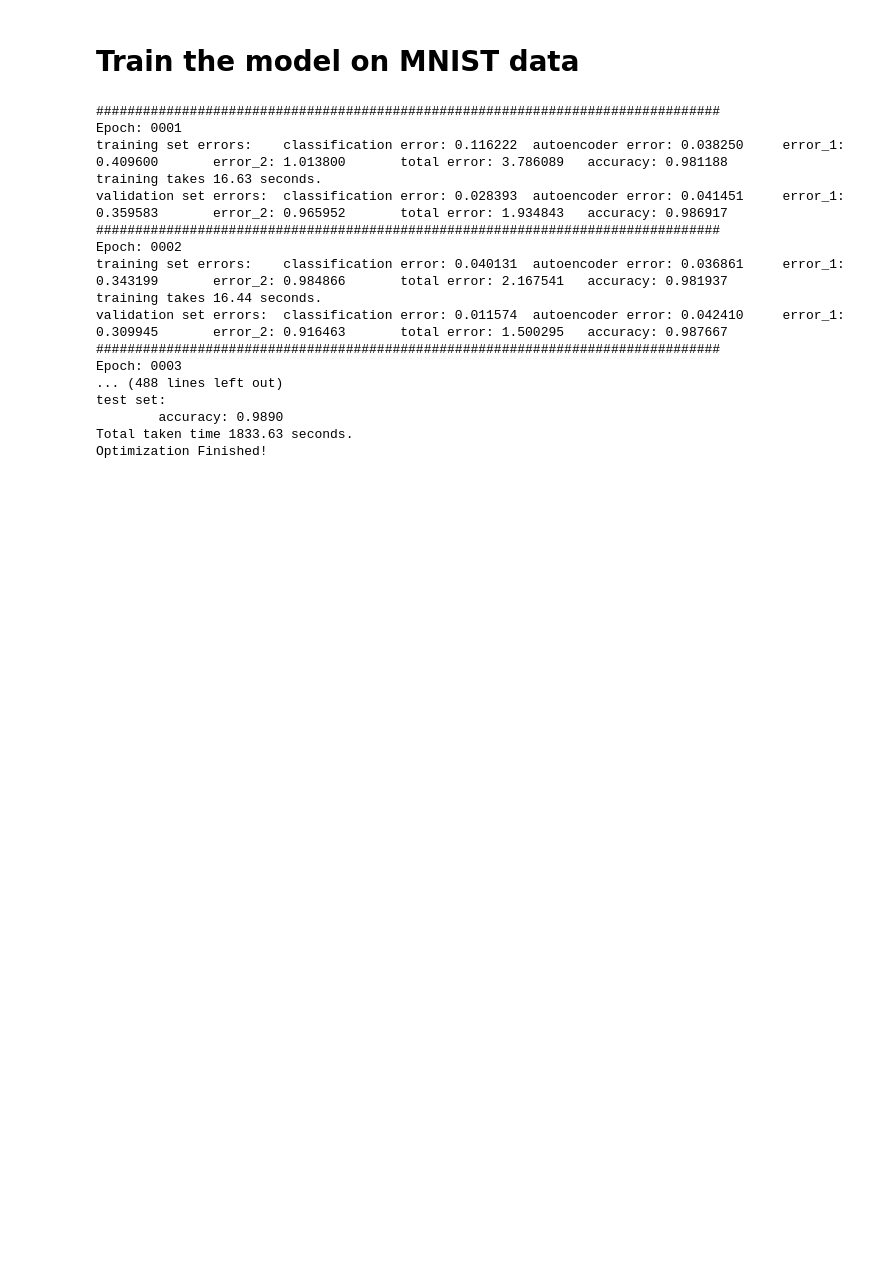
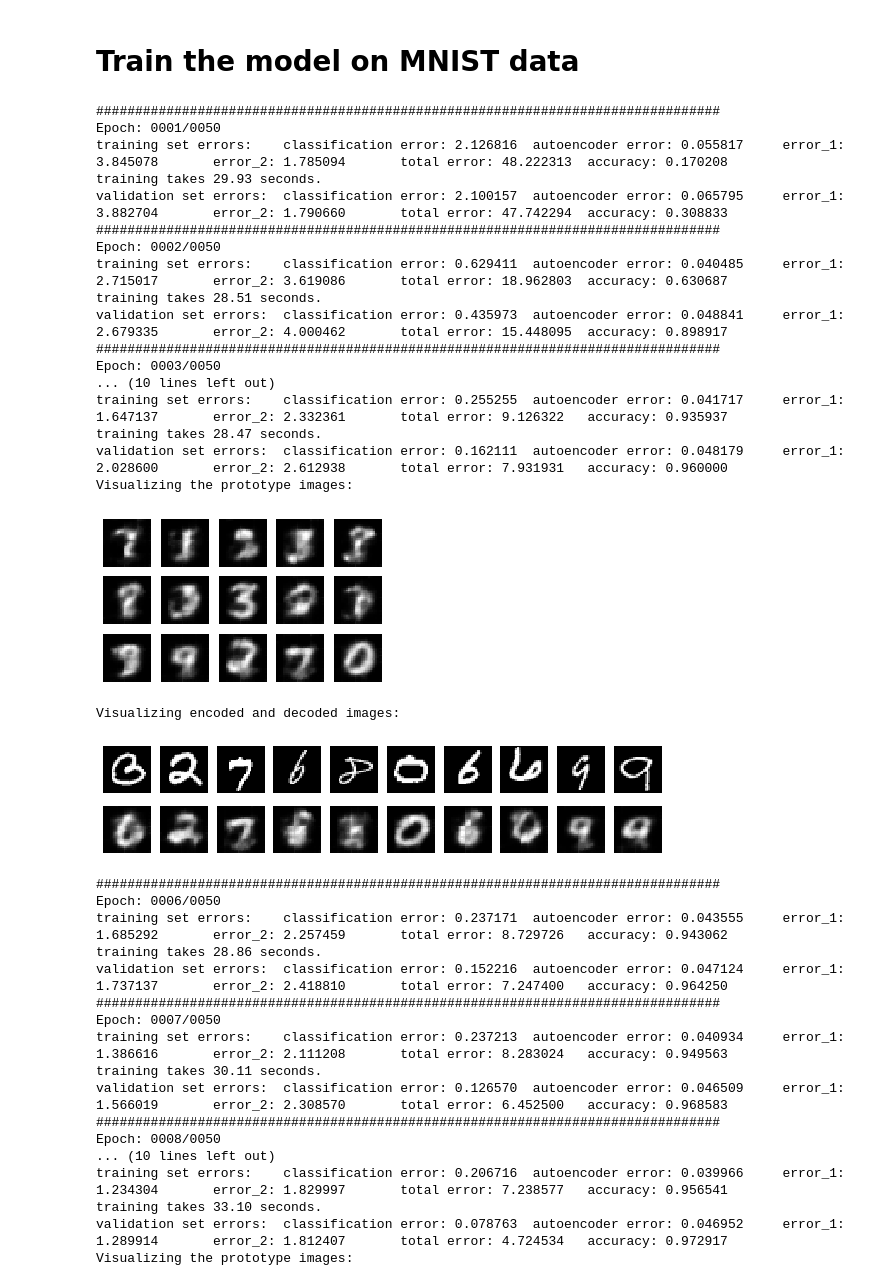
Before and after one commit to mostafij-rahman/PyTorch-PrototypeDL, a Jupyter notebook: notebooks/PrototypeDL_MNIST_Training.ipynb, the cells around one changed output. Drawn from its saved outputs; the diff is of its cells as text; code cells hidden in the pictures; blank space fills up the shorter version.

```diff
--- a/notebooks/PrototypeDL_MNIST_Training.ipynb
+++ b/notebooks/PrototypeDL_MNIST_Training.ipynb
@@ -296,10 +297,10 @@ console_log = open(os.path.join(log_folder, "console_log.txt"), "w+")
 # %%
 # training parameters
 learning_rate = 0.002
-training_epochs = 100 #1500
+training_epochs = 50 #1500
 batch_size = 250              # the size of a minibatch
 test_display_step = 100       # how many epochs we do evaluate on the test set once
-save_step = 50                # how frequently do we save the model to disk
+save_step = 5                # how frequently do we save the model to disk
 
 # elastic deformation parameters
 sigma = 4
@@ -529,6 +505,7 @@ for epoch in range(0, training_epochs):
         prototype_imgs = model.decoder(prototype_distances.reshape((-1,10,2,2))).detach().cpu()
 
         # visualize the prototype images
+        print_and_write("Visualizing the prototype images:", console_log)
         n_cols = 5
         n_rows = n_prototypes // n_cols + 1 if n_prototypes % n_cols != 0 else n_prototypes // n_cols
         g, b = plt.subplots(n_rows, n_cols, figsize=(n_cols, n_rows))
@@ -542,9 +519,12 @@ for epoch in range(0, training_epochs):
 
         plt.savefig(os.path.join(img_folder, 'prototype_result-' + str(epoch+1) + '.png'),
                     transparent=True, bbox_inches='tight', pad_inches=0)
+        plt.show()
+
         plt.close()
 
         # apply encoding and decoding over a small subset of the training set
+        print_and_write("Visualizing encoded and decoded images:", console_log)
         batch_x = []
         for batch in train_loader:
             batch_x = batch[0].to(device)
@@ -556,44 +536,65 @@ for epoch in range(0, training_epochs):
         decoded = model.decoder.forward(encoded)
 
         decoded = decoded.detach().cpu()
         imgs = batch_x.detach().cpu()
 
         # compare original images to their reconstructions
         f, a = plt.subplots(2, examples_to_show, figsize=(examples_to_show, 2))
         for i in range(examples_to_show):
             a[0][i].imshow(imgs[i].reshape(input_height, input_width),
                             cmap='gray',
                             interpolation='none')
             a[0][i].axis('off')
             a[1][i].imshow(decoded[i].reshape(input_height, input_width),
                             cmap='gray',
                             interpolation='none')
             a[1][i].axis('off')
 
         plt.savefig(os.path.join(img_folder, 'decoding_result-' + str(epoch+1) + '.png'),
                     transparent=True,
                     bbox_inches='tight',
                     pad_inches=0)
+        plt.show()
         plt.close()
 
 print_and_write('Total taken time {0:.2f} seconds.'.format((time.time() - start_time)), console_log)
 print_and_write("Optimization Finished!", console_log)
 console_log.close()
 # %% [output]
 ################################################################################
-Epoch: 0001
-training set errors:    classification error: 0.116222  autoencoder error: 0.038250     error_1: 0.409600       error_2: 1.013800       total error: 3.786089   accuracy: 0.981188
-training takes 16.63 seconds.
-validation set errors:  classification error: 0.028393  autoencoder error: 0.041451     error_1: 0.359583       error_2: 0.965952       total error: 1.934843   accuracy: 0.986917
+Epoch: 0001/0050
+training set errors:    classification error: 2.126816  autoencoder error: 0.055817     error_1: 3.845078       error_2: 1.785094       total error: 48.222313  accuracy: 0.170208
+training takes 29.93 seconds.
+validation set errors:  classification error: 2.100157  autoencoder error: 0.065795     error_1: 3.882704       error_2: 1.790660       total error: 47.742294  accuracy: 0.308833
 ################################################################################
-Epoch: 0002
-training set errors:    classification error: 0.040131  autoencoder error: 0.036861     error_1: 0.343199       error_2: 0.984866       total error: 2.167541   accuracy: 0.981937
-training takes 16.44 seconds.
-validation set errors:  classification error: 0.011574  autoencoder error: 0.042410     error_1: 0.309945       error_2: 0.916463       total error: 1.500295   accuracy: 0.987667
+Epoch: 0002/0050
+training set errors:    classification error: 0.629411  autoencoder error: 0.040485     error_1: 2.715017       error_2: 3.619086       total error: 18.962803  accuracy: 0.630687
+training takes 28.51 seconds.
+validation set errors:  classification error: 0.435973  autoencoder error: 0.048841     error_1: 2.679335       error_2: 4.000462       total error: 15.448095  accuracy: 0.898917
 ################################################################################
-Epoch: 0003
-... (488 lines left out)
-test set:
-        accuracy: 0.9890
-Total taken time 1833.63 seconds.
-Optimization Finished!
+Epoch: 0003/0050
+... (10 lines left out)
+training set errors:    classification error: 0.255255  autoencoder error: 0.041717     error_1: 1.647137       error_2: 2.332361       total error: 9.126322   accuracy: 0.935937
+training takes 28.47 seconds.
+validation set errors:  classification error: 0.162111  autoencoder error: 0.048179     error_1: 2.028600       error_2: 2.612938       total error: 7.931931   accuracy: 0.960000
+Visualizing the prototype images:
+[figure, added]
+Visualizing encoded and decoded images:
+[figure, added]
+################################################################################
+Epoch: 0006/0050
+training set errors:    classification error: 0.237171  autoencoder error: 0.043555     error_1: 1.685292       error_2: 2.257459       total error: 8.729726   accuracy: 0.943062
+training takes 28.86 seconds.
+validation set errors:  classification error: 0.152216  autoencoder error: 0.047124     error_1: 1.737137       error_2: 2.418810       total error: 7.247400   accuracy: 0.964250
+################################################################################
+Epoch: 0007/0050
+training set errors:    classification error: 0.237213  autoencoder error: 0.040934     error_1: 1.386616       error_2: 2.111208       total error: 8.283024   accuracy: 0.949563
+training takes 30.11 seconds.
+validation set errors:  classification error: 0.126570  autoencoder error: 0.046509     error_1: 1.566019       error_2: 2.308570       total error: 6.452500   accuracy: 0.968583
+################################################################################
+Epoch: 0008/0050
+... (10 lines left out)
+training set errors:    classification error: 0.206716  autoencoder error: 0.039966     error_1: 1.234304       error_2: 1.829997       total error: 7.238577   accuracy: 0.956541
+training takes 33.10 seconds.
+validation set errors:  classification error: 0.078763  autoencoder error: 0.046952     error_1: 1.289914       error_2: 1.812407       total error: 4.724534   accuracy: 0.972917
+Visualizing the prototype images:
```
Also changed, not shown: parts of 7 cells of this notebook.
